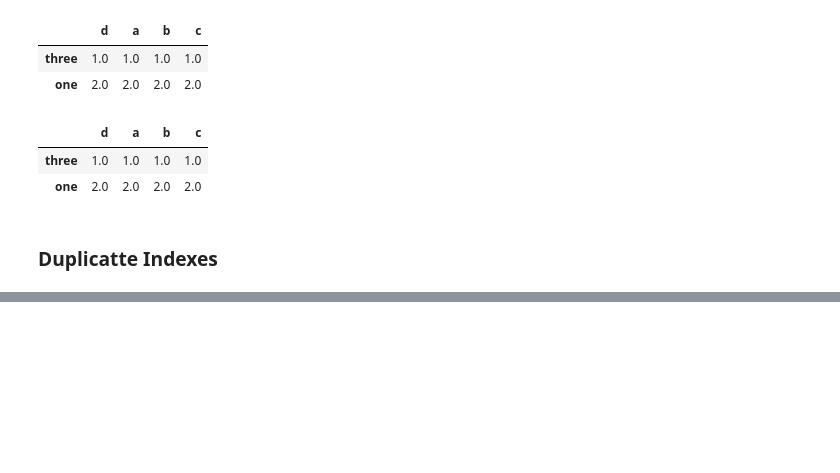
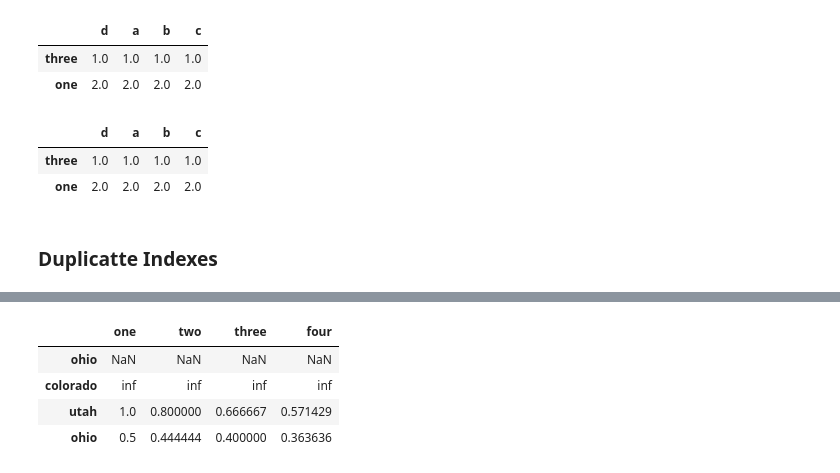
Before and after one commit to Iswaqasahmed/Pandas, a Jupyter notebook: pandas.ipynb, the cells around one changed output, grey strips where cells are left out. Drawn from its saved outputs; the diff is of its cells as text; code cells hidden in the pictures; blank space fills up the shorter version.

```diff
--- a/pandas.ipynb
+++ b/pandas.ipynb
@@ -1099,0 +1210,8 @@ frame.rank(method='first')
+# %%
+data.pct_change()
+# %% [output]
+|  | one | two | three | four |
+| ohio | NaN | NaN | NaN | NaN |
+| colorado | inf | inf | inf | inf |
+| utah | 1.0 | 0.800000 | 0.666667 | 0.571429 |
+| ohio | 0.5 | 0.444444 | 0.400000 | 0.363636 |
```
Also changed, not shown: parts of 16 cells of this notebook.
